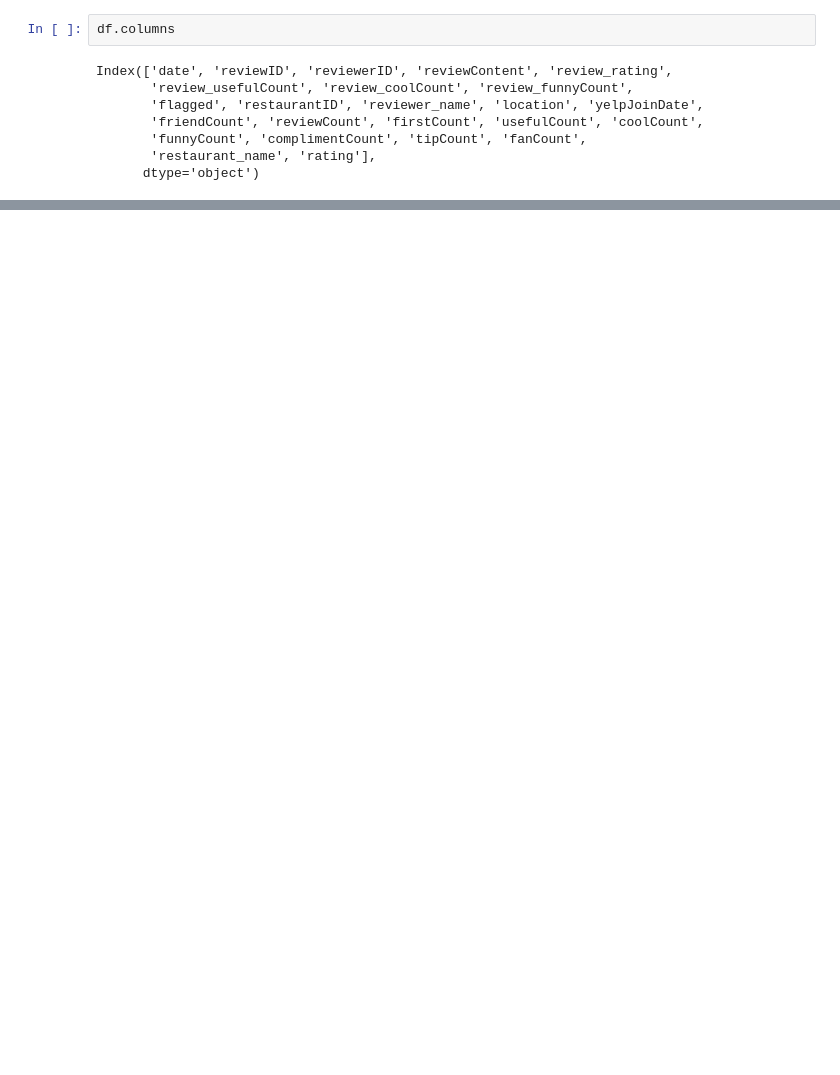
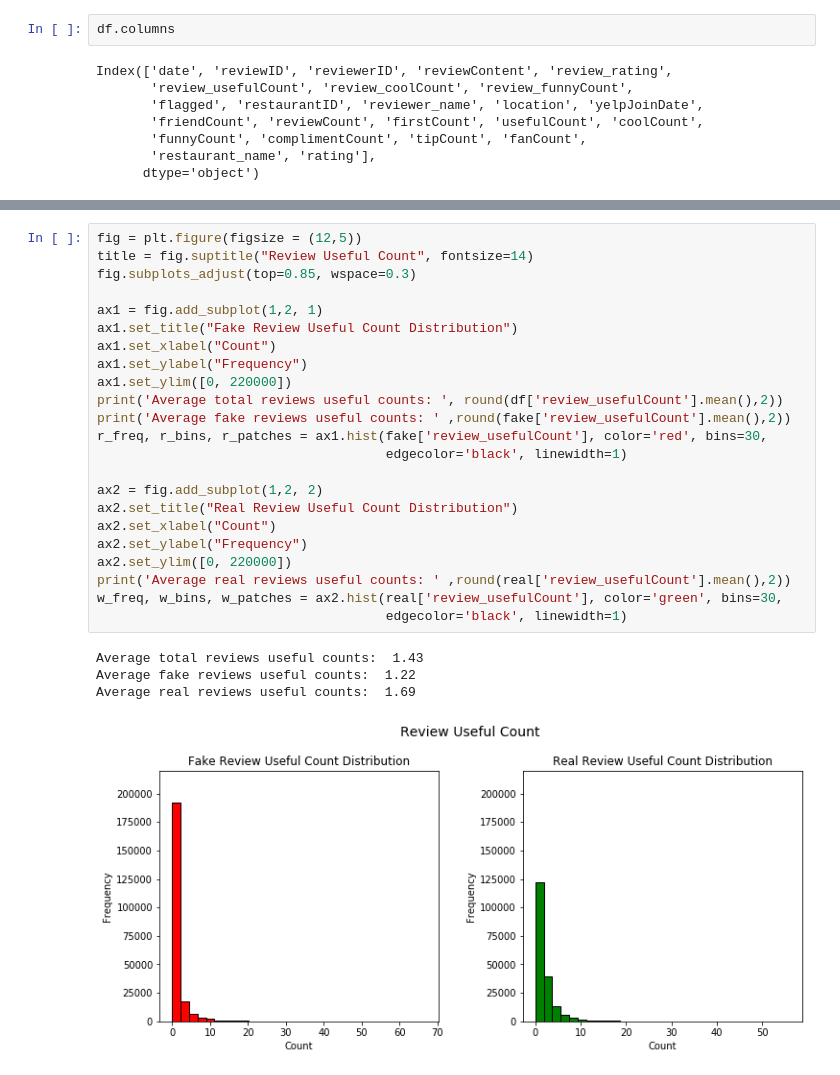
Before and after one commit to Bangda/Fake-Review-Detection, a Jupyter notebook: notebook/Yelp Reviews.ipynb, the cells around one changed output, grey strips where cells are left out. Saved outputs shown, nothing was run; the diff lists cells and outputs as text; blank space fills up the shorter version.

```diff
--- a/notebook/Yelp Reviews.ipynb
+++ b/notebook/Yelp Reviews.ipynb
@@ -163,0 +337,28 @@ Index(['date', 'reviewID', 'reviewerID', 'reviewContent', 'review_rating',
+# %%
+fig = plt.figure(figsize = (12,5))
+title = fig.suptitle("Review Useful Count", fontsize=14)
+fig.subplots_adjust(top=0.85, wspace=0.3)
+
+ax1 = fig.add_subplot(1,2, 1)
+ax1.set_title("Fake Review Useful Count Distribution")
+ax1.set_xlabel("Count")
+ax1.set_ylabel("Frequency")
+ax1.set_ylim([0, 220000])
+print('Average total reviews useful counts: ', round(df['review_usefulCount'].mean(),2))
+print('Average fake reviews useful counts: ' ,round(fake['review_usefulCount'].mean(),2))
+r_freq, r_bins, r_patches = ax1.hist(fake['review_usefulCount'], color='red', bins=30,
+                                     edgecolor='black', linewidth=1)
+
+ax2 = fig.add_subplot(1,2, 2)
+ax2.set_title("Real Review Useful Count Distribution")
+ax2.set_xlabel("Count")
+ax2.set_ylabel("Frequency")
+ax2.set_ylim([0, 220000])
+print('Average real reviews useful counts: ' ,round(real['review_usefulCount'].mean(),2))
+w_freq, w_bins, w_patches = ax2.hist(real['review_usefulCount'], color='green', bins=30,
+                                     edgecolor='black', linewidth=1)
+# %% [output]
+Average total reviews useful counts:  1.43
+Average fake reviews useful counts:  1.22
+Average real reviews useful counts:  1.69
+[figure, added]
```
Also changed, not shown: parts of 41 cells of this notebook, 3 other files.
